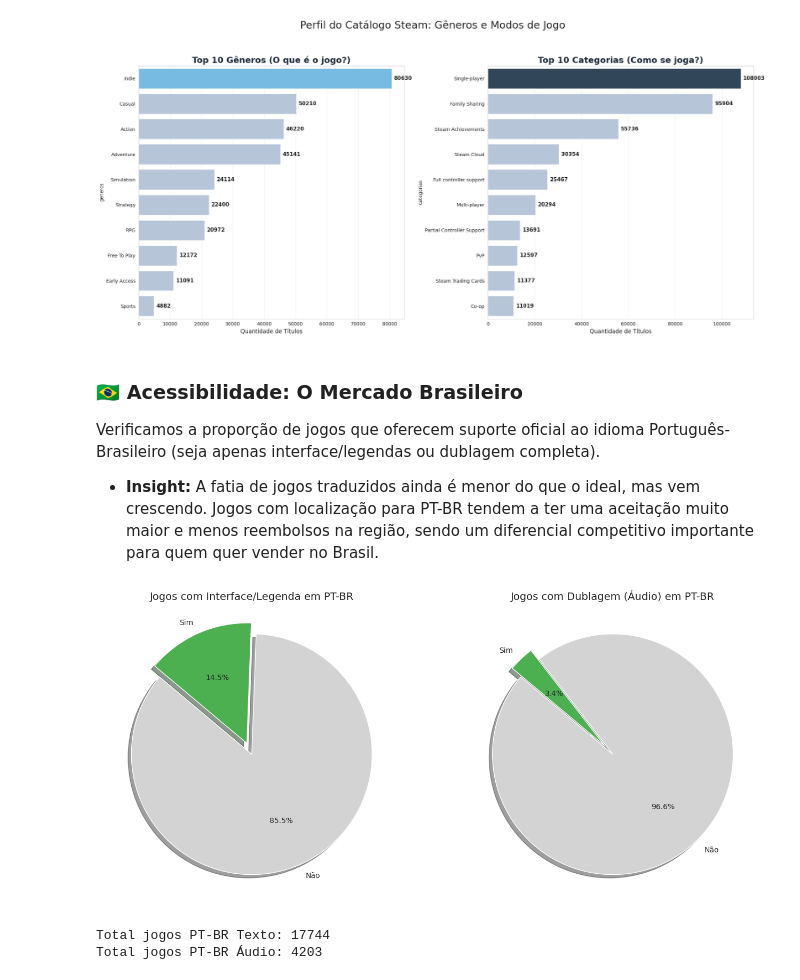
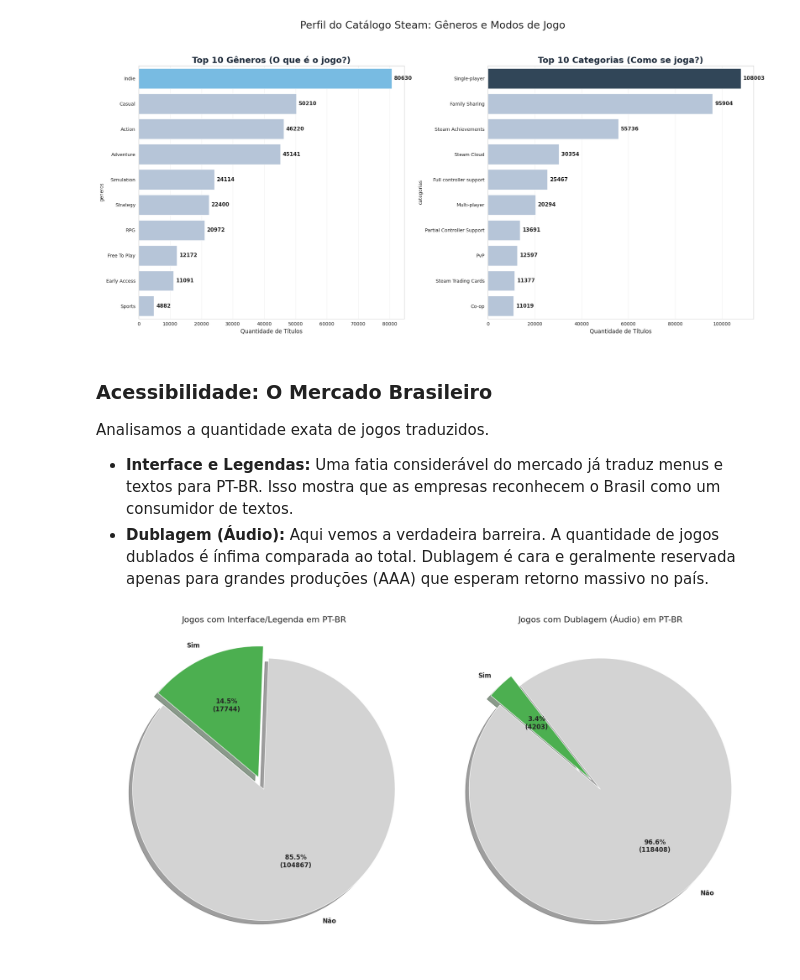
Before and after one commit to Raphides/Steam-BI, a Jupyter notebook: data_layer/raw/analytics.ipynb, the cells around one changed output. Drawn from its saved outputs; the diff is of its cells as text; code cells hidden in the pictures.

```diff
--- a/data_layer/raw/analytics.ipynb
+++ b/data_layer/raw/analytics.ipynb
@@ -419,35 +419,46 @@ Passing `palette` without assigning `hue` is deprecated and will be removed in v
   ax2 = sns.barplot(ax=axes[1], x=top_categorias.values, y=top_categorias.index, palette=cores_categoria)
 [figure]
 # %% [markdown]
-### 🇧🇷 Acessibilidade: O Mercado Brasileiro
+### Acessibilidade: O Mercado Brasileiro
 
-Verificamos a proporção de jogos que oferecem suporte oficial ao idioma Português-Brasileiro (seja apenas interface/legendas ou dublagem completa).
-* **Insight:** A fatia de jogos traduzidos ainda é menor do que o ideal, mas vem crescendo. Jogos com localização para PT-BR tendem a ter uma aceitação muito maior e menos reembolsos na região, sendo um diferencial competitivo importante para quem quer vender no Brasil.
+Analisamos a quantidade exata de jogos traduzidos.
+* **Interface e Legendas:** Uma fatia considerável do mercado já traduz menus e textos para PT-BR. Isso mostra que as empresas reconhecem o Brasil como um consumidor de textos.
+* **Dublagem (Áudio):** Aqui vemos a verdadeira barreira. A quantidade de jogos dublados é ínfima comparada ao total. Dublagem é cara e geralmente reservada apenas para grandes produções (AAA) que esperam retorno massivo no país.
 # %%
+import matplotlib.pyplot as plt
+import seaborn as sns
+import pandas as pd
+import numpy as np
 
-df['tem_ptbr_interface'] = df['idiomas_suportados'].astype(str).str.contains('Portuguese - Brazil', case=False, regex=False)
-df['tem_ptbr_audio'] = df['full_audio_languages'].astype(str).str.contains('Portuguese - Brazil', case=False, regex=False)
+sns.set_style("whitegrid")
 
-contagem_interface = df['tem_ptbr_interface'].value_counts()
-contagem_audio = df['tem_ptbr_audio'].value_counts()
+def formatar_pizza(pct, todos_valores):
+    absoluto = int(np.round(pct/100.*np.sum(todos_valores)))
+    return f"{pct:.1f}%\n({absoluto})"
 
-fig, axes = plt.subplots(1, 2, figsize=(16, 8))
+df['tem_ptbr_interface'] = df['idiomas_suportados'].fillna('').astype(str).str.contains('Portuguese - Brazil', case=False, regex=False)
+df['tem_ptbr_audio'] = df['full_audio_languages'].fillna('').astype(str).str.contains('Portuguese - Brazil', case=False, regex=False)
 
-cores = ['lightgray', '#4CAF50']
+contagem_interface = df['tem_ptbr_interface'].value_counts().sort_index()
+contagem_audio = df['tem_ptbr_audio'].value_counts().sort_index()
 
-axes[0].pie(contagem_interface, labels=['Não', 'Sim'], colors=cores, autopct='%1.1f%%',
-            startangle=140, explode=(0, 0.1), shadow=True)
-axes[0].set_title('Jogos com Interface/Legenda em PT-BR', fontsize=14)
+fig, axes = plt.subplots(1, 2, figsize=(18, 9))
 
-axes[1].pie(contagem_audio, labels=['Não', 'Sim'], colors=cores, autopct='%1.1f%%',
-            startangle=140, explode=(0, 0.1), shadow=True)
-axes[1].set_title('Jogos com Dublagem (Áudio) em PT-BR', fontsize=14)
+cores = ['lightgray', '#4CAF50'] # Cinza para Não, Verde para Sim
 
+axes[0].pie(contagem_interface, labels=['Não', 'Sim'], colors=cores,
+            autopct=lambda pct: formatar_pizza(pct, contagem_interface),
+            startangle=140, explode=(0, 0.1), shadow=True,
+            textprops={'fontsize': 12, 'fontweight': 'bold'})
+axes[0].set_title('Jogos com Interface/Legenda em PT-BR', fontsize=16)
+
+axes[1].pie(contagem_audio, labels=['Não', 'Sim'], colors=cores,
+            autopct=lambda pct: formatar_pizza(pct, contagem_audio),
+            startangle=140, explode=(0, 0.1), shadow=True,
+            textprops={'fontsize': 12, 'fontweight': 'bold'})
+axes[1].set_title('Jogos com Dublagem (Áudio) em PT-BR', fontsize=16)
+
+plt.tight_layout()
 plt.show()
-
-print(f"Total jogos PT-BR Texto: {contagem_interface.get(True, 0)}")
-print(f"Total jogos PT-BR Áudio: {contagem_audio.get(True, 0)}")
 # %% [output]
-[figure, old version]
+[figure, new version]
-Total jogos PT-BR Texto: 17744
-Total jogos PT-BR Áudio: 4203
```
